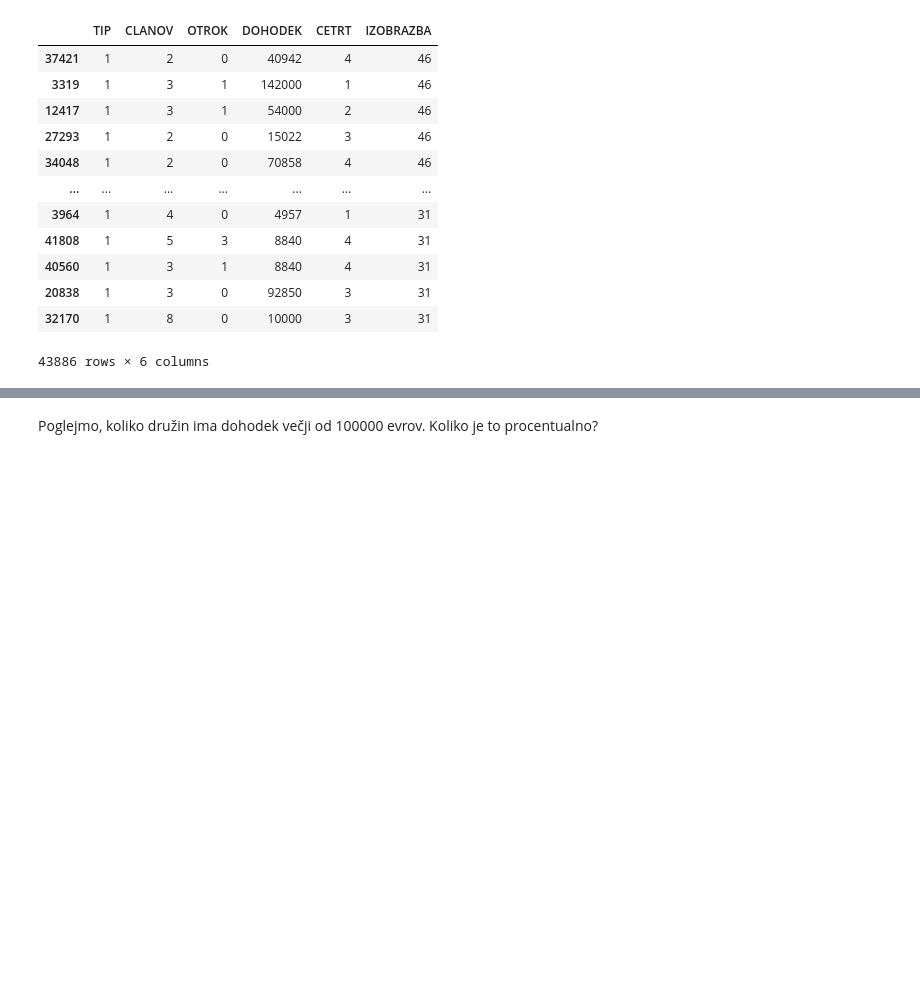
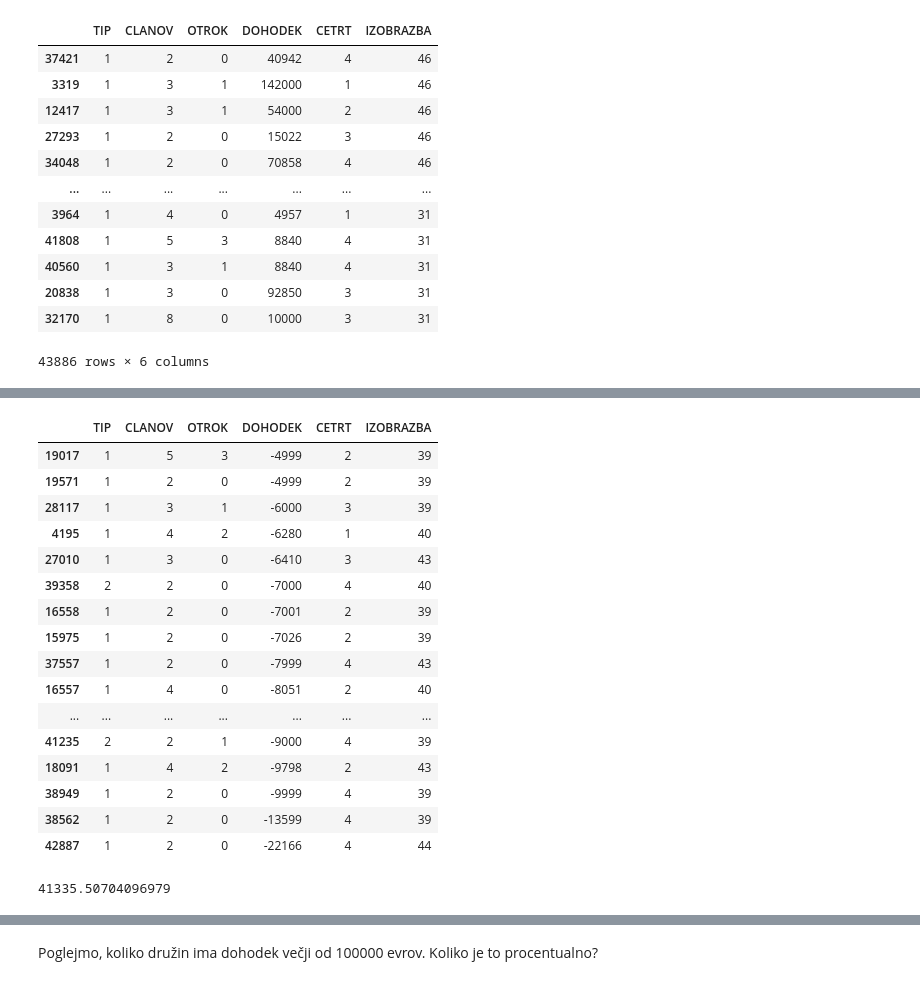
Before and after one commit to MartinZust123/Analysis-of-data-about-Kibergrad, a Jupyter notebook: Priloge/Kibergrad.ipynb, the cells around one changed output, grey strips where cells are left out. Cells and saved outputs as stored; diff of their text form; code cells hidden in the pictures; blank space fills up the shorter version.

```diff
--- a/Priloge/Kibergrad.ipynb
+++ b/Priloge/Kibergrad.ipynb
@@ -73,0 +75,24 @@ df.head(30)
+# %%
+dohodek.tail(20)
+# %% [output]
+|  | TIP | CLANOV | OTROK | DOHODEK | CETRT | IZOBRAZBA |
+| 19017 | 1 | 5 | 3 | -4999 | 2 | 39 |
+| 19571 | 1 | 2 | 0 | -4999 | 2 | 39 |
+| 28117 | 1 | 3 | 1 | -6000 | 3 | 39 |
+| 4195 | 1 | 4 | 2 | -6280 | 1 | 40 |
+| 27010 | 1 | 3 | 0 | -6410 | 3 | 43 |
+| 39358 | 2 | 2 | 0 | -7000 | 4 | 40 |
+| 16558 | 1 | 2 | 0 | -7001 | 2 | 39 |
+| 15975 | 1 | 2 | 0 | -7026 | 2 | 39 |
+| 37557 | 1 | 2 | 0 | -7999 | 4 | 43 |
+| 16557 | 1 | 4 | 0 | -8051 | 2 | 40 |
+| ... | ... | ... | ... | ... | ... | ... |
+| 41235 | 2 | 2 | 1 | -9000 | 4 | 39 |
+| 18091 | 1 | 4 | 2 | -9798 | 2 | 43 |
+| 38949 | 1 | 2 | 0 | -9999 | 4 | 39 |
+| 38562 | 1 | 2 | 0 | -13599 | 4 | 39 |
+| 42887 | 1 | 2 | 0 | -22166 | 4 | 44 |
+# %%
+df["DOHODEK"].mean()
+# %% [output]
+41335.50704096979
```
Also changed, not shown: parts of 8 cells of this notebook.
